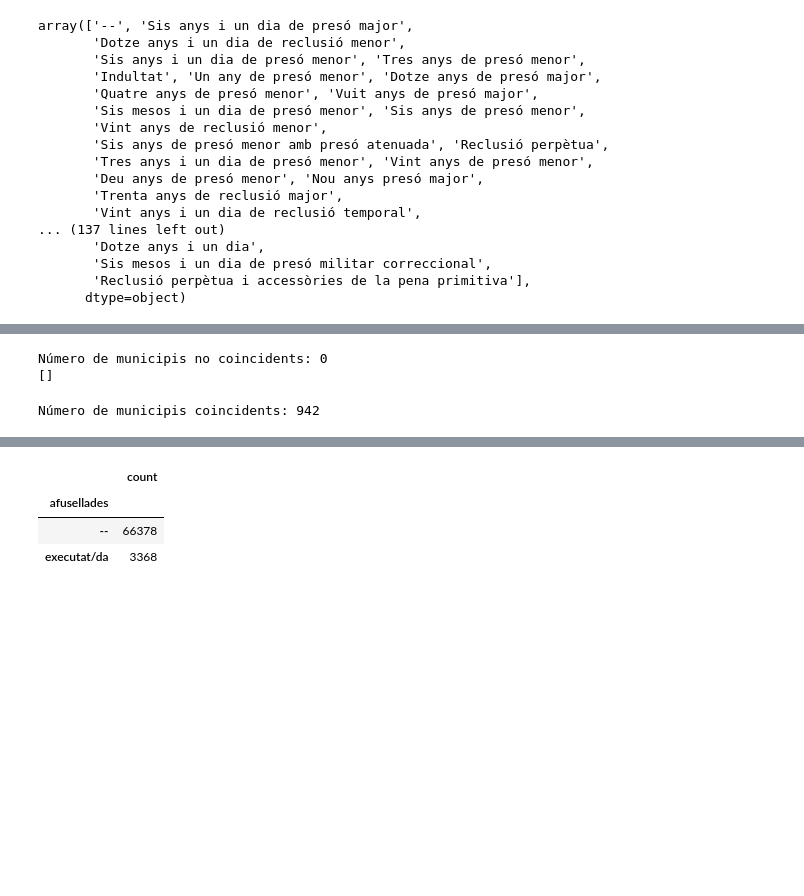
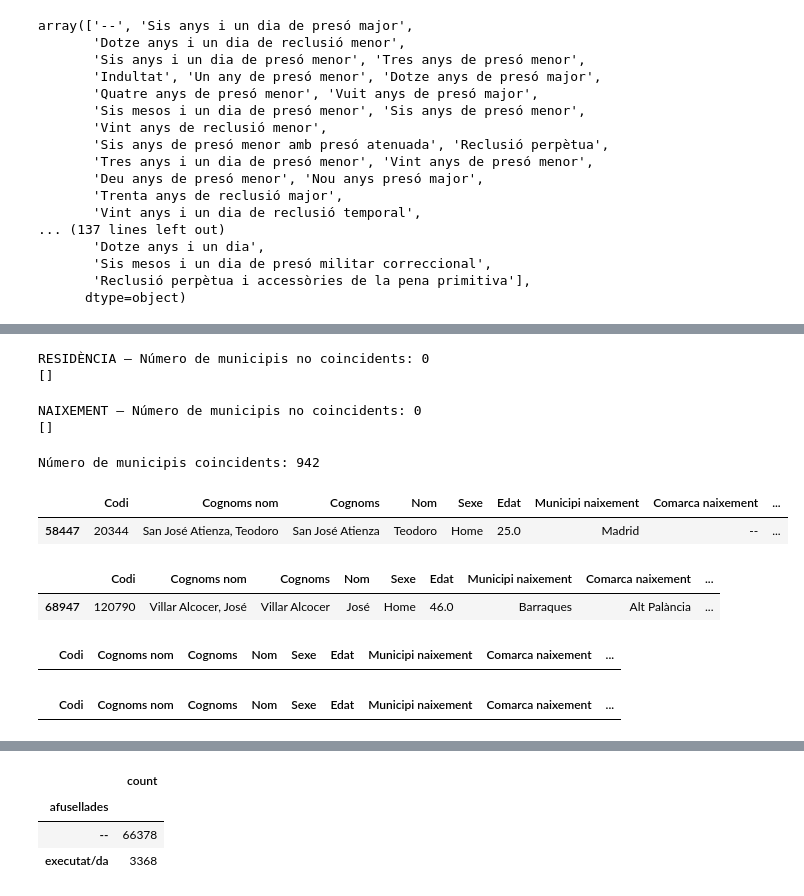
Before and after one commit to rarnau14/TFM_TMTT_BCN, a Jupyter notebook: notebooks/Data_cleaning.ipynb, the cells around one changed output, grey strips where cells are left out. Cells and saved outputs as stored; diff of their text form; code cells hidden in the pictures; blank space fills up the shorter version.

```diff
--- a/notebooks/Data_cleaning.ipynb
+++ b/notebooks/Data_cleaning.ipynb
@@ -544,8 +545,9 @@ def clean_municipi(row, província):
     else:
         return row
 
-# Aplicar la funció per netejar la columna "Municipi residència", amb la condició de la província
+# Aplicar la funció per netejar la columnes "Municipi residència" i "Municipi naixement", amb la condició de la província
 df['Municipi residència'] = df.apply(lambda row: clean_municipi(row['Municipi residència'], row['Província residència']), axis=1)
+df['Municipi naixement'] = df.apply(lambda row: clean_municipi(row['Municipi naixement'], row['Província naixement']), axis=1)
 # %%
 # Revisem columnes
 df[
@@ -1141,3 +1213,4 @@ df["Municipi residència"] = df["Municipi residència"].apply(clean_municipality
 # %%
 # Aplica el diccionari de substitució només a les files filtrades
-df["Municipi residència"] = df["Municipi residència"].replace(equivalencies)
+df["Municipi naixement"] = df["Municipi naixement"].apply(clean_municipality_name)
+df["Municipi naixement"] = df["Municipi naixement"].replace(equivalencies)
@@ -1144,15 +1221,27 @@ df["Municipi residència"] = df["Municipi residència"].replace(equivalencies)
 # %%
-# Converteix a conjunt el dataframe dels municipis
-municipis_df_set = set(municipis_df)
+# Filtra els municipis de residència a Catalunya que no coincideixen
+no_match_res = df[
+    (df["Comunitat autònoma residència"] == "Catalunya") &
+    (~df["Municipi residència"].isin(municipis_res_set))
+]
 
-# Filtra els municipis de Catalunya que no coincideixen
-no_match = df[(df["Comunitat autònoma residència"] == "Catalunya") & (~df["Municipi residència"].isin(municipis_df_set))]
-
-print(f"Número de municipis no coincidents: {no_match['Municipi residència'].nunique()}")
-print(no_match["Municipi residència"].unique())
+print(f"RESIDÈNCIA — Número de municipis no coincidents: {no_match_res['Municipi residència'].nunique()}")
+print(no_match_res["Municipi residència"].unique())
 # %% [output]
-Número de municipis no coincidents: 0
+RESIDÈNCIA — Número de municipis no coincidents: 0
 []
+# %%
+# Filtra els municipis de naixement a Catalunya que no coincideixen
+no_match_nai = df[
+    (df["Comunitat autònoma naixement"] == "Catalunya") &
+    (~df["Municipi naixement"].isin(municipis_nai_set))
+]
+
+print(f"NAIXEMENT — Número de municipis no coincidents: {no_match_nai['Municipi naixement'].nunique()}")
+print(no_match_nai["Municipi naixement"].unique())
+# %% [output]
+NAIXEMENT — Número de municipis no coincidents: 0
+[]
 # %%
 # Filtra els municipis de Catalunya que coincideixen
 match = df[(df["Comunitat autònoma residència"] == "Catalunya") & (df["Municipi residència"].isin(municipis_df_set))]
@@ -1160,3 +1249,17 @@ match = df[(df["Comunitat autònoma residència"] == "Catalunya") & (df["Municip
 print(f"Número de municipis coincidents: {match['Municipi residència'].nunique()}")
 # %% [output]
 Número de municipis coincidents: 942
+# %%
+# Revisió final de les dades post ús de l'app
+df[(df["Província residència"] == "Barceloma")]
+# %% [output]
+|  | Codi | Cognoms nom | Cognoms | Nom | Sexe | Edat | Municipi naixement | Comarca naixement | ... |
+| 58447 | 20344 | San José Atienza, Teodoro | San José Atienza | Teodoro | Home | 25.0 | Madrid | -- | ... |
+# %%
+df[
+    (df["Província naixement"] == "Castelló") &
+    (df["Comunitat autònoma naixement"] == "Aragó")
+]
+# %% [output]
+|  | Codi | Cognoms nom | Cognoms | Nom | Sexe | Edat | Municipi naixement | Comarca naixement | ... |
+| 68947 | 120790 | Villar Alcocer, José | Villar Alcocer | José | Home | 46.0 | Barraques | Alt Palància | ... |
@@ -1163,3 +1282,16 @@ Número de municipis coincidents: 942
+# %%
+#Revisió canvis
+
+df[(df["Província residència"] == "Barceloma")]
+# %% [output]
+|  | Codi | Cognoms nom | Cognoms | Nom | Sexe | Edat | Municipi naixement | Comarca naixement | ... |
+# %%
+df[
+    (df["Província naixement"] == "Castelló") &
+    (df["Comunitat autònoma naixement"] == "Aragó")
+]
+# %% [output]
+|  | Codi | Cognoms nom | Cognoms | Nom | Sexe | Edat | Municipi naixement | Comarca naixement | ... |
 # %%
 df.rename(columns={
     'Codi': 'codi',
```
Also changed, not shown: parts of 20 cells of this notebook, 1 other file.
